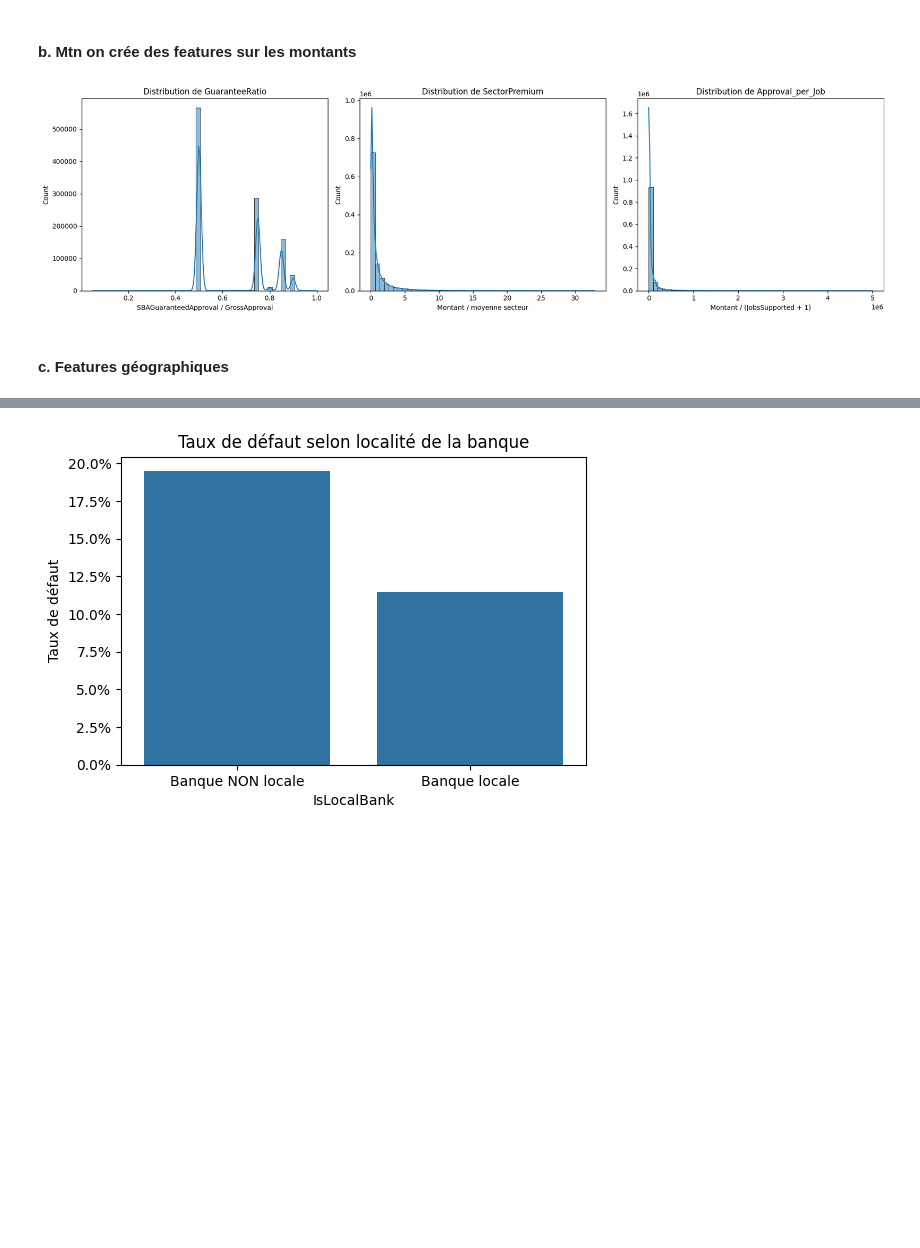
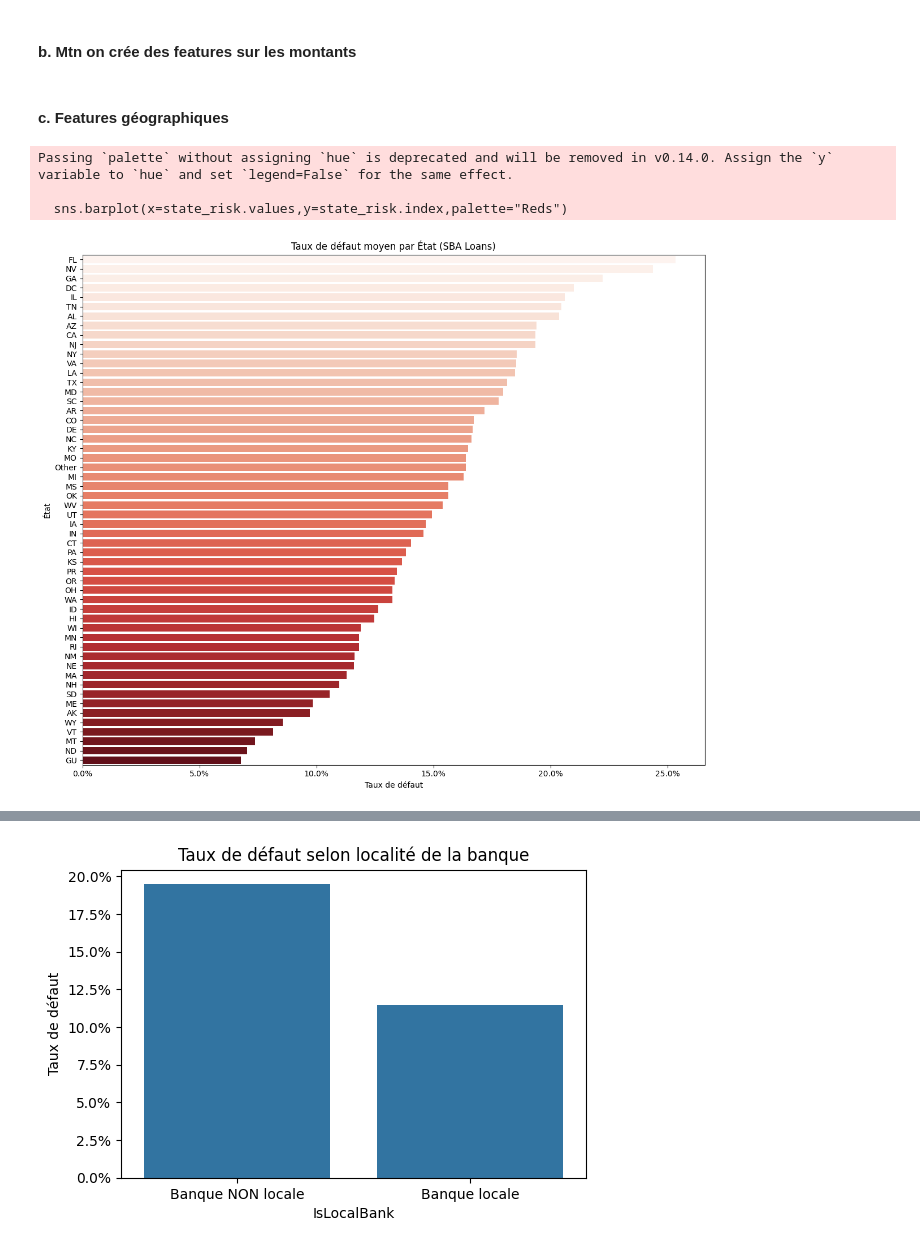
Before and after one commit to TigranGyurjyan/Machine_Learning_projet, a Jupyter notebook: EDA.ipynb, the cells around one changed output, grey strips where cells are left out. Cells and saved outputs as stored; diff of their text form; code cells hidden in the pictures; blank space fills up the shorter version.

```diff
--- a/EDA.ipynb
+++ b/EDA.ipynb
@@ -949,29 +931,24 @@ df["SectorPremium"] = df["GrossApproval"] / df.groupby("IndustryName")["GrossApp
 # %%
 # Montant sur capacité d'emploi
 df["Approval_per_Job"] = df["GrossApproval"] / (df["JobsSupported"] + 1)
-# %%
-# Aperçu rapide des nouvelles features sur les montants
-df[["GuaranteeRatio", "SectorPremium", "Approval_per_Job"]].describe().T.round(3)
-fig, axes = plt.subplots(1, 3, figsize=(18, 5))
-
-sns.histplot(df["GuaranteeRatio"], bins=50, kde=True, ax=axes[0])
-axes[0].set_title("Distribution de GuaranteeRatio")
-axes[0].set_xlabel("SBAGuaranteedApproval / GrossApproval")
-
-sns.histplot(df["SectorPremium"], bins=50, kde=True, ax=axes[1])
-axes[1].set_title("Distribution de SectorPremium")
-axes[1].set_xlabel("Montant / moyenne secteur")
-
-sns.histplot(df["Approval_per_Job"], bins=50, kde=True)
-axes[2].set_title("Distribution de Approval_per_Job")
-axes[2].set_xlabel("Montant / (JobsSupported + 1)")
-
-plt.tight_layout()
-plt.show()
-# %% [output]
-[figure, removed]
 # %% [markdown]
 #### c. Features géographiques
+# %%
+# Calcul du taux de défaut par État
+state_risk = df.groupby("BorrState")["LoanStatus"].mean().sort_values(ascending=False)
+plt.figure(figsize=(12, 10))
+sns.barplot(x=state_risk.values,y=state_risk.index,palette="Reds")
+plt.title("Taux de défaut moyen par État (SBA Loans)")
+plt.xlabel("Taux de défaut")
+plt.ylabel("État")
+plt.gca().xaxis.set_major_formatter(mtick.PercentFormatter(1.0))
+plt.tight_layout()
+plt.show()
+# %% [output]
+Passing `palette` without assigning `hue` is deprecated and will be removed in v0.14.0. Assign the `y` variable to `hue` and set `legend=False` for the same effect.
+
+  sns.barplot(x=state_risk.values,y=state_risk.index,palette="Reds")
+[figure, added]
 # %%
 # En gros on guette si les banques locales pretent mieux (plus facilement à leurs clients)
 df["IsLocalBank"] = (df["BorrState"] == df["BankState"]).astype(int)
```
Also changed, not shown: parts of 33 cells of this notebook.
